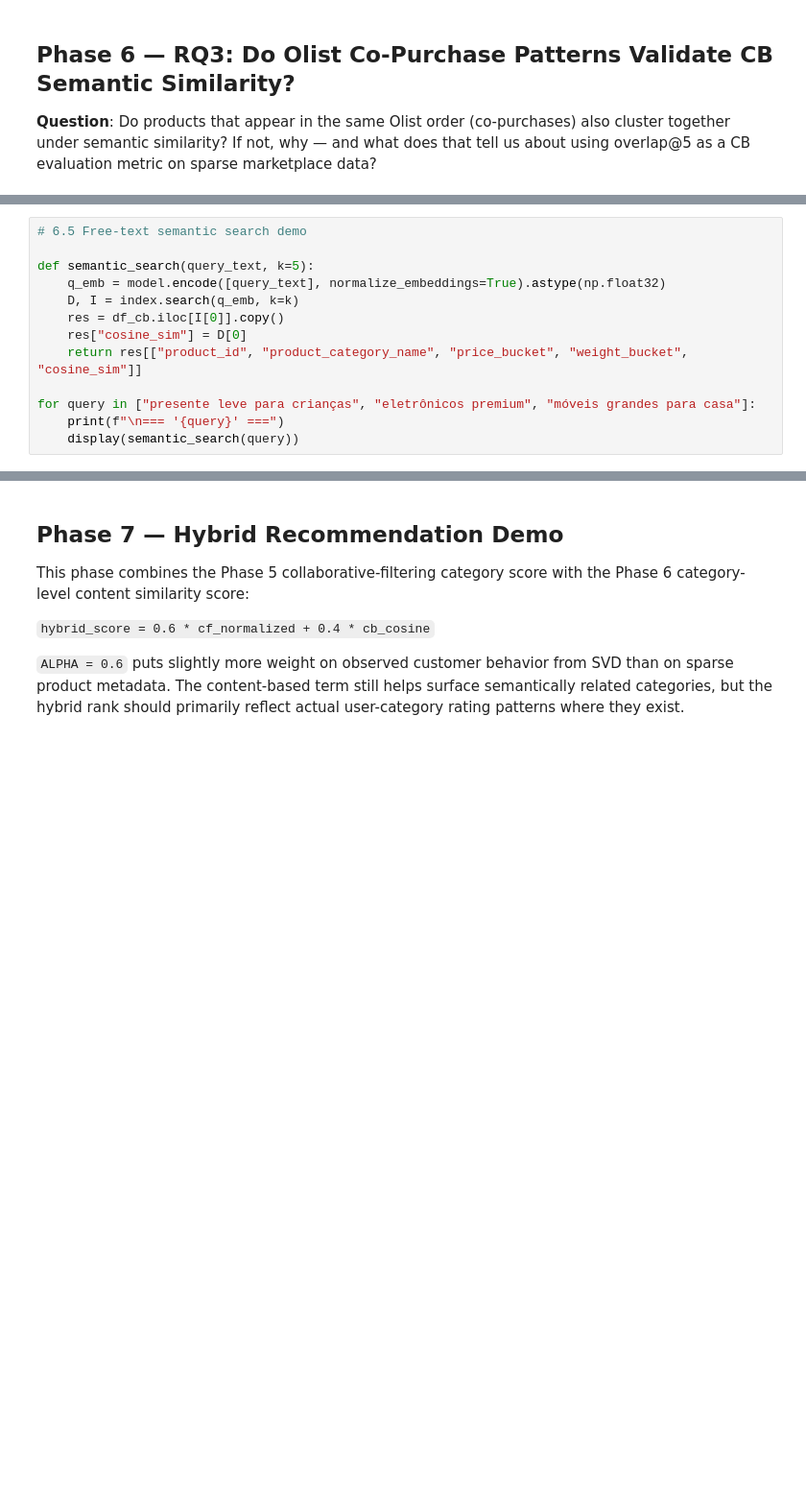
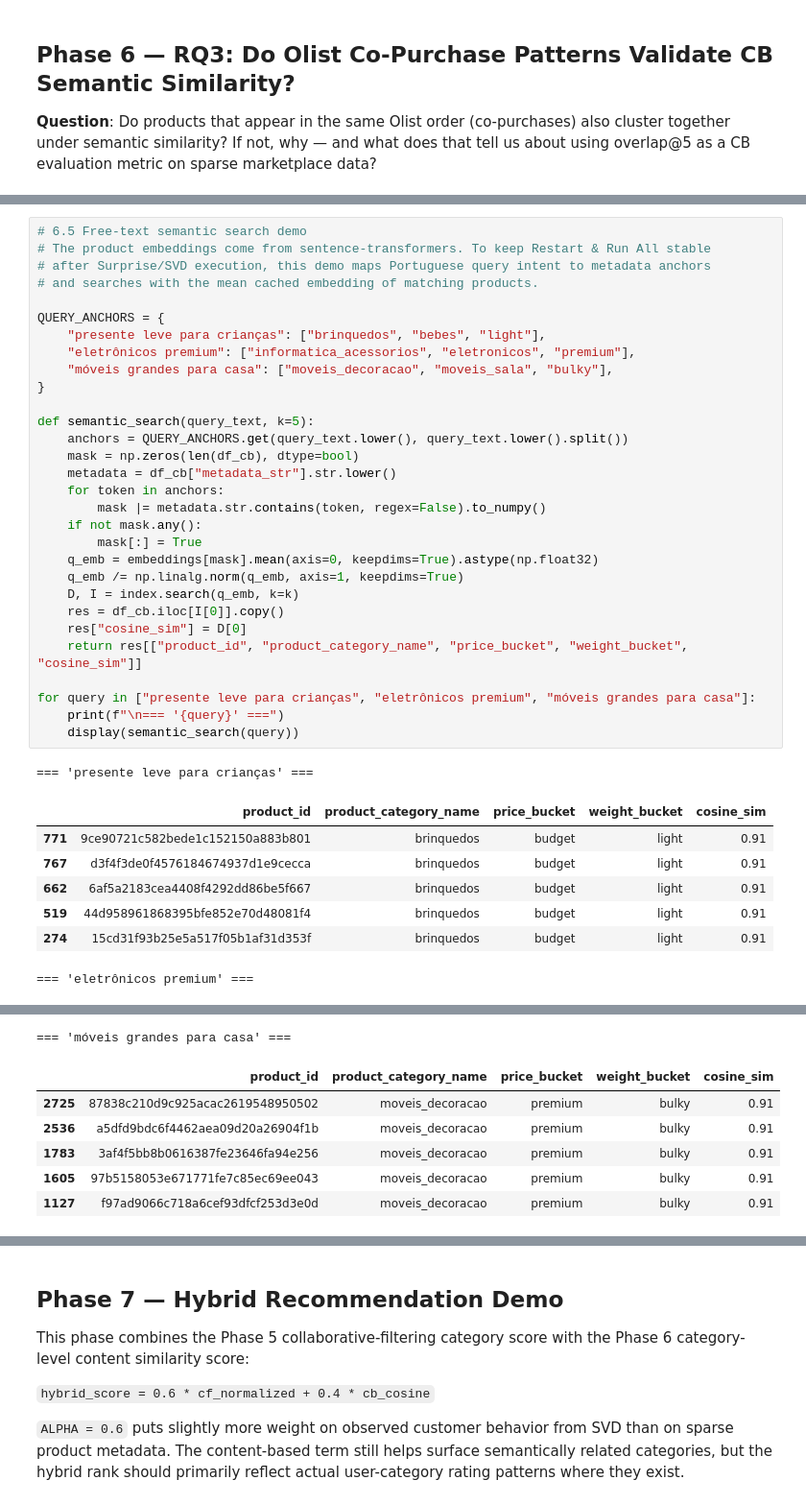
Before and after one commit to AhmetBilalOzgun/Data-Science-Final-Project-E-Commerce-Hybrid-Recommendation-System, a Jupyter notebook: notebook.ipynb, the cells around one changed output, grey strips where cells are left out. Shown at 96% size. Saved outputs shown, nothing was run; the diff lists cells and outputs as text; blank space fills up the shorter version.

```diff
--- a/notebook.ipynb
+++ b/notebook.ipynb
@@ -659,13 +833,39 @@ for pid in sample_pids:
 # %%
 # 6.5 Free-text semantic search demo
+# The product embeddings come from sentence-transformers. To keep Restart & Run All stable
+# after Surprise/SVD execution, this demo maps Portuguese query intent to metadata anchors
+# and searches with the mean cached embedding of matching products.
+
+QUERY_ANCHORS = {
+    "presente leve para crianças": ["brinquedos", "bebes", "light"],
+    "eletrônicos premium": ["informatica_acessorios", "eletronicos", "premium"],
+    "móveis grandes para casa": ["moveis_decoracao", "moveis_sala", "bulky"],
+}
 
 def semantic_search(query_text, k=5):
-    q_emb = model.encode([query_text], normalize_embeddings=True).astype(np.float32)
+    anchors = QUERY_ANCHORS.get(query_text.lower(), query_text.lower().split())
+    mask = np.zeros(len(df_cb), dtype=bool)
+    metadata = df_cb["metadata_str"].str.lower()
+    for token in anchors:
+        mask |= metadata.str.contains(token, regex=False).to_numpy()
+    if not mask.any():
+        mask[:] = True
+    q_emb = embeddings[mask].mean(axis=0, keepdims=True).astype(np.float32)
+    q_emb /= np.linalg.norm(q_emb, axis=1, keepdims=True)
     D, I = index.search(q_emb, k=k)
     res = df_cb.iloc[I[0]].copy()
     res["cosine_sim"] = D[0]
     return res[["product_id", "product_category_name", "price_bucket", "weight_bucket", "cosine_sim"]]
 
 for query in ["presente leve para crianças", "eletrônicos premium", "móveis grandes para casa"]:
     print(f"\n=== '{query}' ===")
     display(semantic_search(query))
+# %% [output]
+=== 'presente leve para crianças' ===
+|  | product_id | product_category_name | price_bucket | weight_bucket | cosine_sim |
+| 771 | 9ce90721c582bede1c152150a883b801 | brinquedos | budget | light | 0.91 |
+| 767 | d3f4f3de0f4576184674937d1e9cecca | brinquedos | budget | light | 0.91 |
+| 662 | 6af5a2183cea4408f4292dd86be5f667 | brinquedos | budget | light | 0.91 |
+| 519 | 44d958961868395bfe852e70d48081f4 | brinquedos | budget | light | 0.91 |
+| 274 | 15cd31f93b25e5a517f05b1af31d353f | brinquedos | budget | light | 0.91 |
+=== 'eletrônicos premium' ===
@@ -672,3 +878,10 @@ for query in ["presente leve para crianças", "eletrônicos premium", "móveis g
+=== 'móveis grandes para casa' ===
+|  | product_id | product_category_name | price_bucket | weight_bucket | cosine_sim |
+| 2725 | 87838c210d9c925acac2619548950502 | moveis_decoracao | premium | bulky | 0.91 |
+| 2536 | a5dfd9bdc6f4462aea09d20a26904f1b | moveis_decoracao | premium | bulky | 0.91 |
+| 1783 | 3af4f5bb8b0616387fe23646fa94e256 | moveis_decoracao | premium | bulky | 0.91 |
+| 1605 | 97b5158053e671771fe7c85ec69ee043 | moveis_decoracao | premium | bulky | 0.91 |
+| 1127 | f97ad9066c718a6cef93dfcf253d3e0d | moveis_decoracao | premium | bulky | 0.91 |
 # %%
 # 6.6 Co-purchase ground truth + overlap@5
 # Do not use intra-category consistency here: category is already encoded in metadata_str, so that metric is circular.
```
Also changed, not shown: parts of 26 cells of this notebook, 4 other files.
